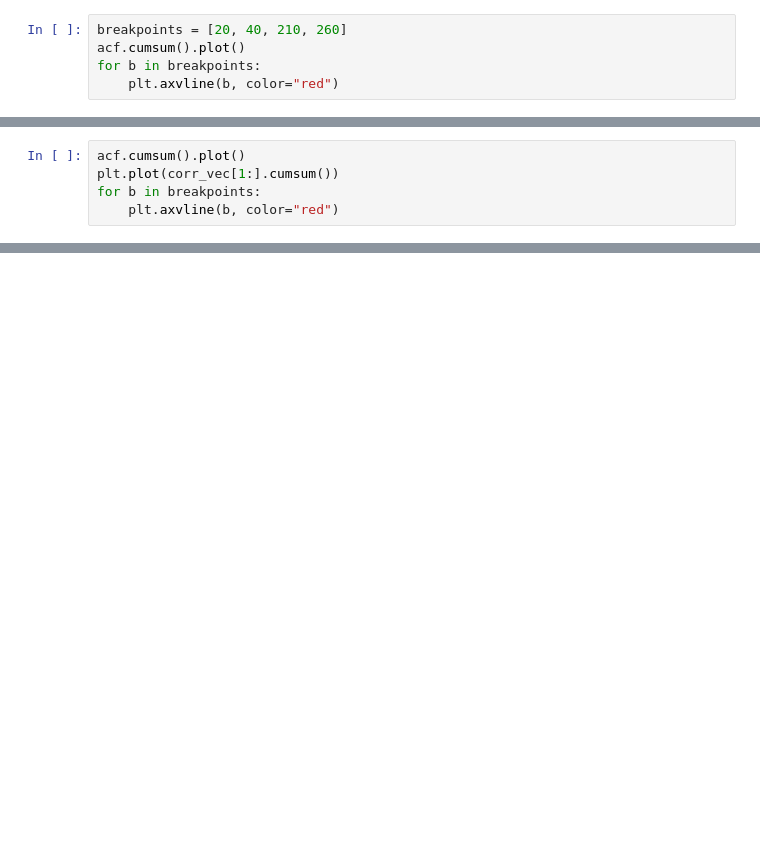
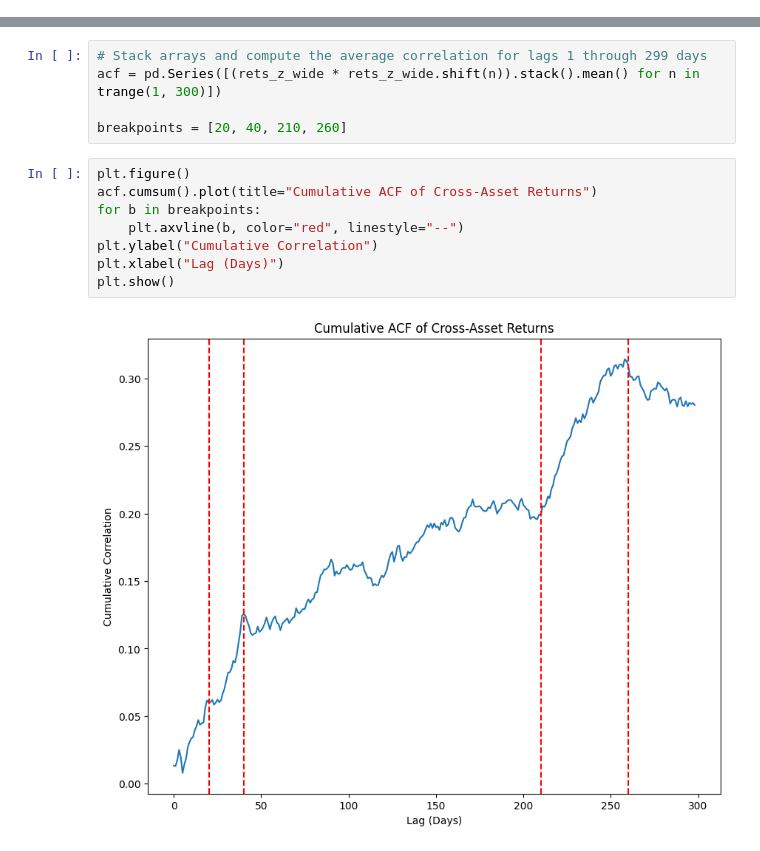
Before and after one commit to chiaolun/trend_following, a Jupyter notebook: acf.ipynb, the cells around one changed output, grey strips where cells are left out. Cells and saved outputs as stored; diff of their text form; blank space fills up the shorter version.

```diff
--- a/acf.ipynb
+++ b/acf.ipynb
@@ -61,5 +0,0 @@ acf = pd.Series([(rets_z_wide * rets_z_wide.shift(n)).stack().mean() for n in tr
-# %%
-breakpoints = [20, 40, 210, 260]
-acf.cumsum().plot()
-for b in breakpoints:
-    plt.axvline(b, color="red")
@@ -75,5 +0,0 @@ chol_mat = cholesky(corr_mat)
-# %%
-acf.cumsum().plot()
-plt.plot(corr_vec[1:].cumsum())
-for b in breakpoints:
-    plt.axvline(b, color="red")
@@ -160,0 +60,15 @@ strats_mu.cumsum().plot()
+# %%
+# Stack arrays and compute the average correlation for lags 1 through 299 days
+acf = pd.Series([(rets_z_wide * rets_z_wide.shift(n)).stack().mean() for n in trange(1, 300)])
+
+breakpoints = [20, 40, 210, 260]
+# %%
+plt.figure()
+acf.cumsum().plot(title="Cumulative ACF of Cross-Asset Returns")
+for b in breakpoints:
+    plt.axvline(b, color="red", linestyle="--")
+plt.ylabel("Cumulative Correlation")
+plt.xlabel("Lag (Days)")
+plt.show()
+# %% [output]
+[figure, added]
```
Also changed, not shown: parts of 46 cells of this notebook, 13 other files.
